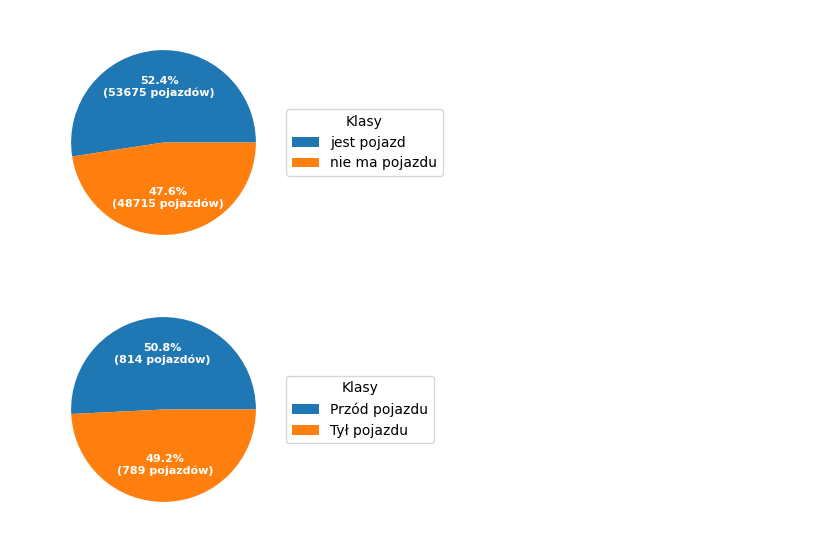
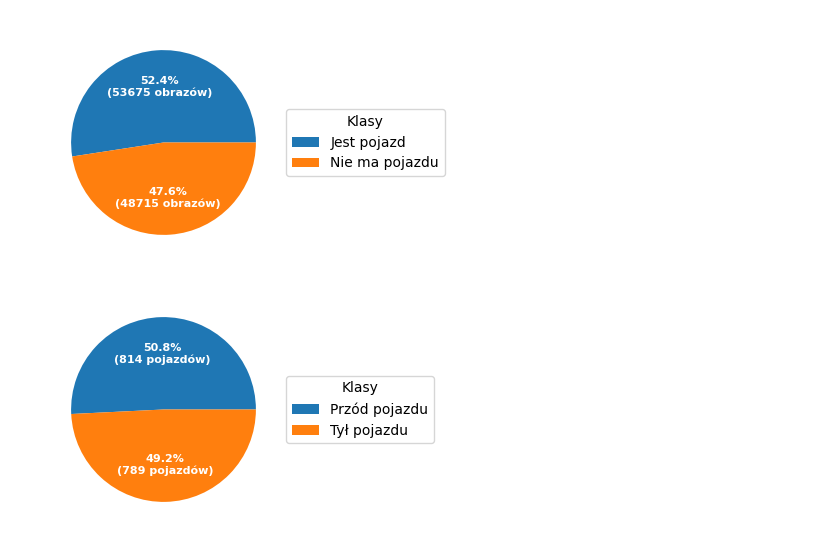
Before and after one commit to panjacob/A-study-of-nighttime-vehicle-detection-algorithms, a Jupyter notebook: Class_chart/wykresy.ipynb, the cells around one changed output. Cells and saved outputs as stored; diff of their text form; code cells hidden in the pictures.

```diff
--- a/Class_chart/wykresy.ipynb
+++ b/Class_chart/wykresy.ipynb
@@ -1,35 +1,35 @@
 # %%
 import numpy as np
 import matplotlib.pyplot as plt
 
 fig, ax = plt.subplots(figsize=(6, 3), subplot_kw=dict(aspect="equal"))
 
-recipe = ["jest pojazd", "nie ma pojazdu"]
+recipe = ["Jest pojazd", "Nie ma pojazdu"]
 
 data = [43_335 + 10_340, 39_425 + 9_290]
 ingredients = [x for x in recipe]
 
 
 def func(pct, allvals):
     absolute = int(np.round(pct / 100. * np.sum(allvals)))
-    return "{:.1f}%\n({:d} pojazdów)".format(pct, absolute)
+    return "{:.1f}%\n({:d} obrazów)".format(pct, absolute)
 
 
 wedges, texts, autotexts = ax.pie(data, autopct=lambda pct: func(pct, data),
                                   textprops=dict(color="w"))
 
 ax.legend(wedges, ingredients,
           title="Klasy",
           loc="center left",
           bbox_to_anchor=(1, 0, 0.5, 1))
 
 plt.setp(autotexts, size=8, weight="bold")
 
 # ax.set_title("Dataset classes count")
 
 plt.show()
 # %% [output]
-[figure, old version]
+[figure, new version]
 # %%
 fig, ax = plt.subplots(figsize=(6, 3), subplot_kw=dict(aspect="equal"))
 
```
Also changed, not shown: 14 other files.
